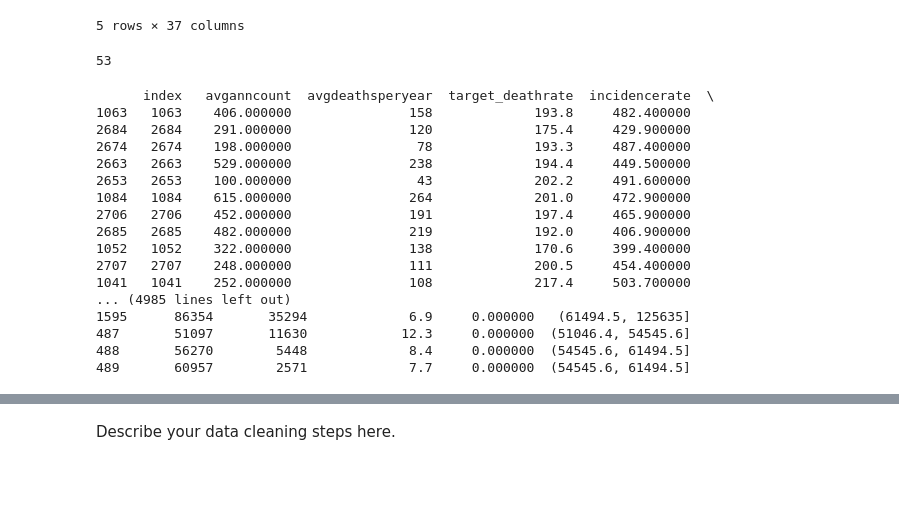
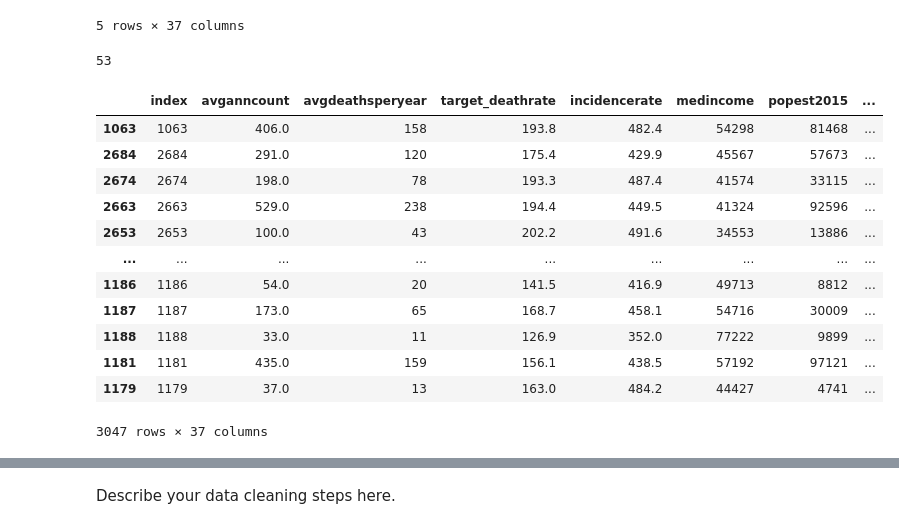
Before and after one commit to caseyhild/Data-Science-For-Cancer-Analysis, a Jupyter notebook: DataCheckpointGroup_Sp23_Casey_s_Group.ipynb, the cells around one changed output, grey strips where cells are left out. Saved outputs shown, nothing was run; the diff lists cells and outputs as text; code cells hidden in the pictures; blank space fills up the shorter version.

```diff
--- a/DataCheckpointGroup_Sp23_Casey_s_Group.ipynb
+++ b/DataCheckpointGroup_Sp23_Casey_s_Group.ipynb
@@ -64,45 +64,41 @@ data_cancer.head()
 # %%
 # Assigning a Region to each County based on its state
 West = ['California', 'Nevada', 'Hawaii']
 NorthWest = ['Alaska', 'Washington', 'Oregon', 'Idaho', 'Montana', 'Wyoming']
 SouthWest = ['Utah', 'Colorado', 'Arizona', 'New Mexico', 'Texas', 'Oklahoma']
 MidWest = ['North Dakota', 'South Dakota', 'Nebraska', 'Kansas', 'Minnesota', 'Iowa', 'Missouri', 'Wisconsin', 'Illinois', 'Indiana', 'Michigan', 'Indiana', 'Kentucky', 'Ohio']
 SouthEast = ['Arkansas', 'Louisiana', 'Mississippi', 'Tennessee', 'North Carolina', 'South Carolina', 'Georgia', 'Alabama', 'Florida']
 MidAtlantic = ['District of Columbia', 'Virginia', 'West Virginia', 'Delaware', 'Maryland', 'Pennsylvania', 'New Jersey', 'Connecticut', 'New York']
 NorthEast = ['Connecticut', 'Rhode Island', 'Massachusetts', 'Vermont', 'New Hampshire', 'Maine']
 # Length of all lists combines to 50
 print(len(West) + len(NorthWest) + len(SouthWest) + len(MidWest) + len(SouthEast) + len(MidAtlantic) + len(NorthEast))
 
 # Create the 'Region' column
 data_cancer['Region'] = data_cancer['State'].apply(lambda x: 'West' if x in West else
                                                          'North West' if x in NorthWest else
                                                          'South West' if x in SouthWest else
                                                          'Mid West' if x in MidWest else
                                                          'South East' if x in SouthEast else
                                                          'Mid Atlantic' if x in MidAtlantic else
                                                          'North East' if x in NorthEast else '')
 
-pd.set_option('display.max_rows', None)
+pd.set_option('display.max_rows', 10)
 data_cancer.sort_values('State')
 # %% [output]
 53
+|  | index | avganncount | avgdeathsperyear | target_deathrate | incidencerate | medincome | popest2015 | ... |
+| 1063 | 1063 | 406.0 | 158 | 193.8 | 482.4 | 54298 | 81468 | ... |
+| 2684 | 2684 | 291.0 | 120 | 175.4 | 429.9 | 45567 | 57673 | ... |
+| 2674 | 2674 | 198.0 | 78 | 193.3 | 487.4 | 41574 | 33115 | ... |
+| 2663 | 2663 | 529.0 | 238 | 194.4 | 449.5 | 41324 | 92596 | ... |
+| 2653 | 2653 | 100.0 | 43 | 202.2 | 491.6 | 34553 | 13886 | ... |
+| ... | ... | ... | ... | ... | ... | ... | ... | ... |
+| 1186 | 1186 | 54.0 | 20 | 141.5 | 416.9 | 49713 | 8812 | ... |
+| 1187 | 1187 | 173.0 | 65 | 168.7 | 458.1 | 54716 | 30009 | ... |
+| 1188 | 1188 | 33.0 | 11 | 126.9 | 352.0 | 77222 | 9899 | ... |
+| 1181 | 1181 | 435.0 | 159 | 156.1 | 438.5 | 57192 | 97121 | ... |
+| 1179 | 1179 | 37.0 | 13 | 163.0 | 484.2 | 44427 | 4741 | ... |
-      index   avganncount  avgdeathsperyear  target_deathrate  incidencerate  \
-1063   1063    406.000000               158             193.8     482.400000
-2684   2684    291.000000               120             175.4     429.900000
-2674   2674    198.000000                78             193.3     487.400000
-2663   2663    529.000000               238             194.4     449.500000
-2653   2653    100.000000                43             202.2     491.600000
-1084   1084    615.000000               264             201.0     472.900000
-2706   2706    452.000000               191             197.4     465.900000
-2685   2685    482.000000               219             192.0     406.900000
-1052   1052    322.000000               138             170.6     399.400000
-2707   2707    248.000000               111             200.5     454.400000
-1041   1041    252.000000               108             217.4     503.700000
-... (4985 lines left out)
-1595      86354       35294             6.9     0.000000   (61494.5, 125635]
-487       51097       11630            12.3     0.000000  (51046.4, 54545.6]
-488       56270        5448             8.4     0.000000  (54545.6, 61494.5]
-489       60957        2571             7.7     0.000000  (54545.6, 61494.5]
+3047 rows × 37 columns
 # %%
 data_cancer.groupby('Region').count()
 # %% [output]
```
